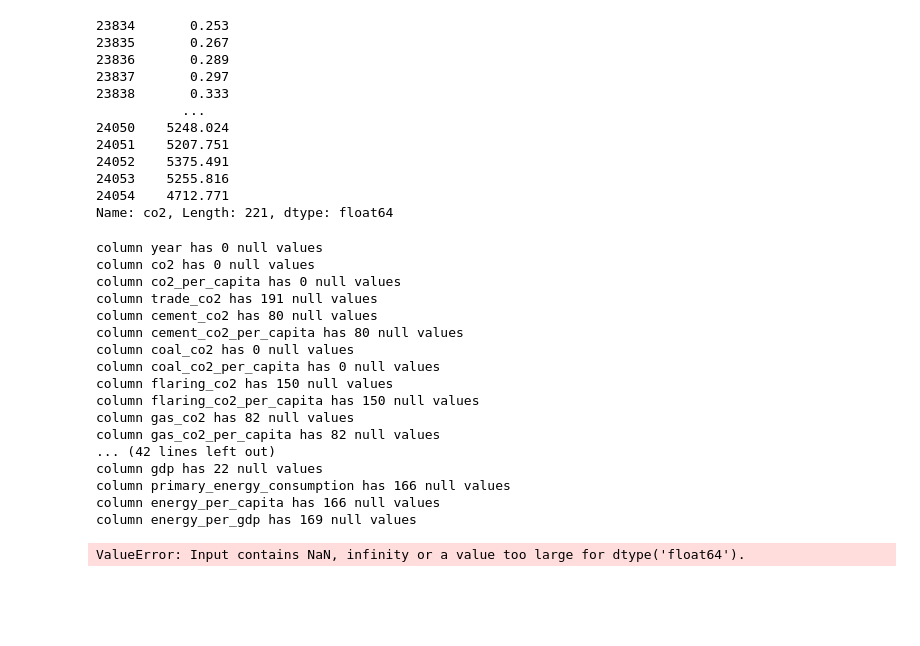
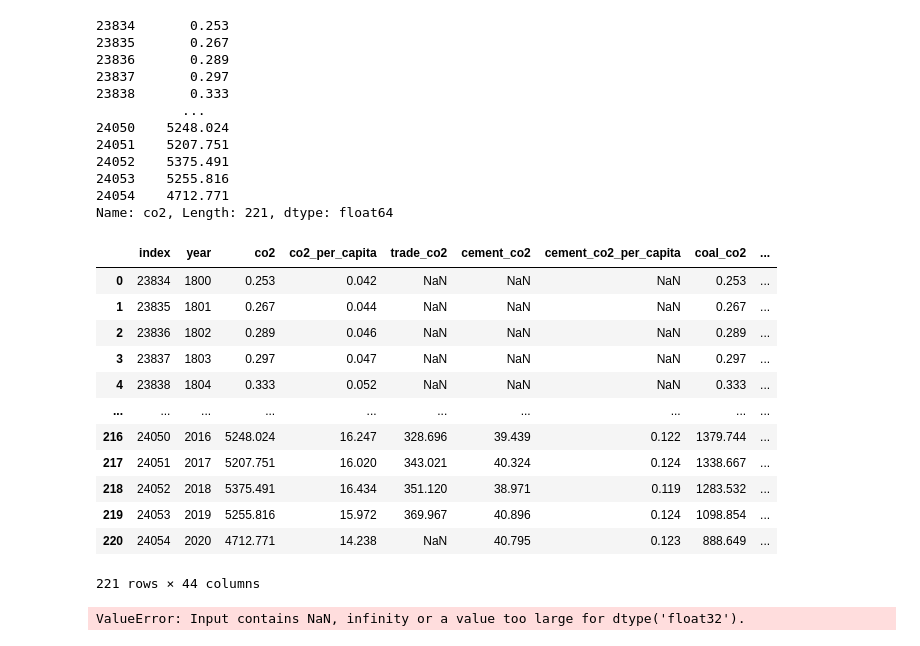
Before and after one commit to moesteelo/Predicting-Temperature-with-CO2-Data, a Jupyter notebook: Jupyter Notebook/Measuring CO2 Prediction.ipynb, the cells around one changed output. Saved outputs shown, nothing was run; the diff lists cells and outputs as text; code cells hidden in the pictures; blank space fills up the shorter version.

```diff
--- a/Jupyter Notebook/Measuring CO2 Prediction.ipynb
+++ b/Jupyter Notebook/Measuring CO2 Prediction.ipynb
@@ -120,3 +141,22 @@ primary_energy_consumption              55
 energy_per_capita                       55
 energy_per_gdp                          51
 dtype: int64
+# %%
+# Drop the non-beneficial ID columns, 'EIN' and 'NAME'.
+usa_df = usa_df.drop(columns=["share_global_co2",
+                              "share_global_cement_co2",
+                              "share_global_coal_co2",
+                              "share_global_flaring_co2",
+                              "share_global_gas_co2",
+                              "share_global_oil_co2",
+                              "share_global_other_co2",
+                              "share_global_cumulative_co2",
+                              "share_global_cumulative_cement_co2",
+                              "share_global_cumulative_coal_co2",
+                              "share_global_cumulative_flaring_co2",
+                              "share_global_cumulative_gas_co2",
+                              "share_global_cumulative_oil_co2",
+                              "share_global_cumulative_other_co2",
+                              "total_ghg"
+                              ], axis=1)
+usa_df
@@ -173,24 +264,3 @@ y
 24053    5255.816
 24054    4712.771
 Name: co2, Length: 221, dtype: float64
-# %%
-for column in usa_df.columns:
-    print(f"column {column} has {usa_df[column].isnull().sum()} null values")
-# %% [output]
-column year has 0 null values
-column co2 has 0 null values
-column co2_per_capita has 0 null values
-column trade_co2 has 191 null values
-column cement_co2 has 80 null values
-column cement_co2_per_capita has 80 null values
-column coal_co2 has 0 null values
-column coal_co2_per_capita has 0 null values
-column flaring_co2 has 150 null values
-column flaring_co2_per_capita has 150 null values
-column gas_co2 has 82 null values
-column gas_co2_per_capita has 82 null values
-... (42 lines left out)
-column gdp has 22 null values
-column primary_energy_consumption has 166 null values
-column energy_per_capita has 166 null values
-column energy_per_gdp has 169 null values
@@ -204 +267,18 @@ X_train, X_test, y_train, y_test = train_test_split(X, y, random_state=42)
+# %%
+usa_df = usa_df.reset_index()
+usa_df
+# %% [output]
+|  | index | year | co2 | co2_per_capita | trade_co2 | cement_co2 | cement_co2_per_capita | coal_co2 | ... |
+| 0 | 23834 | 1800 | 0.253 | 0.042 | NaN | NaN | NaN | 0.253 | ... |
+| 1 | 23835 | 1801 | 0.267 | 0.044 | NaN | NaN | NaN | 0.267 | ... |
+| 2 | 23836 | 1802 | 0.289 | 0.046 | NaN | NaN | NaN | 0.289 | ... |
+| 3 | 23837 | 1803 | 0.297 | 0.047 | NaN | NaN | NaN | 0.297 | ... |
+| 4 | 23838 | 1804 | 0.333 | 0.052 | NaN | NaN | NaN | 0.333 | ... |
+| ... | ... | ... | ... | ... | ... | ... | ... | ... | ... |
+| 216 | 24050 | 2016 | 5248.024 | 16.247 | 328.696 | 39.439 | 0.122 | 1379.744 | ... |
+| 217 | 24051 | 2017 | 5207.751 | 16.020 | 343.021 | 40.324 | 0.124 | 1338.667 | ... |
+| 218 | 24052 | 2018 | 5375.491 | 16.434 | 351.120 | 38.971 | 0.119 | 1283.532 | ... |
+| 219 | 24053 | 2019 | 5255.816 | 15.972 | 369.967 | 40.896 | 0.124 | 1098.854 | ... |
+| 220 | 24054 | 2020 | 4712.771 | 14.238 | NaN | 40.795 | 0.123 | 888.649 | ... |
+221 rows × 44 columns
 # %%
@@ -214,15 +292,15 @@ X_scaler = scaler.fit(X_train)
 X_train_scaled = X_scaler.transform(X_train)
 X_test_scaled = X_scaler.transform(X_test)
 # %%
-# Define the logistic regression model
-log_classifier = LogisticRegression(solver="lbfgs",max_iter=200)
+# Create a random forest classifier.
+rf_model = RandomForestClassifier(n_estimators=128, random_state=78)
 
-# Train the model
-log_classifier.fit(X_train,y_train)
+# Fitting the model
+rf_model = rf_model.fit(X_train_scaled, y_train)
 
 # Evaluate the model
-y_pred = log_classifier.predict(X_test)
-print(f" Logistic regression model accuracy: {accuracy_score(y_test,y_pred):.3f}")
+y_pred = rf_model.predict(X_test_scaled)
+print(f" Random forest predictive accuracy: {accuracy_score(y_test,y_pred):.3f}")
 # %% [output]
-ValueError: Input contains NaN, infinity or a value too large for dtype('float64').
+ValueError: Input contains NaN, infinity or a value too large for dtype('float32').
 # %%
```
Also changed, not shown: parts of 15 cells of this notebook, 1 other file.
